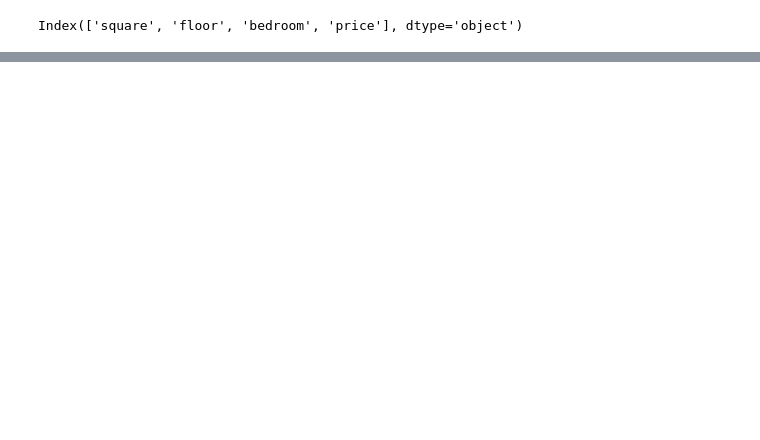
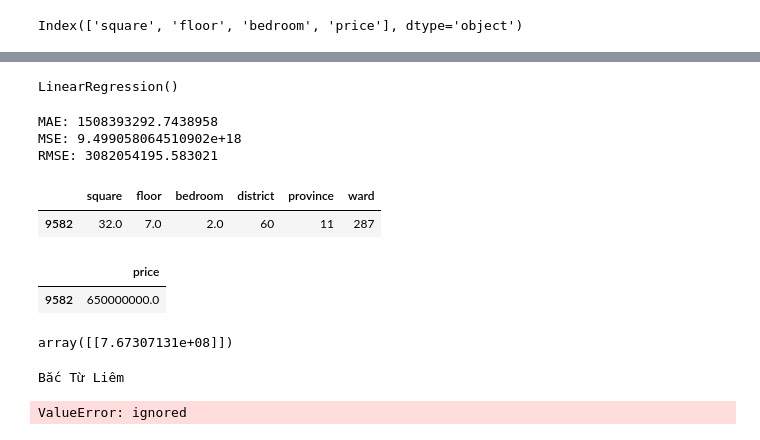
Before and after one commit to longpt233/real-estate-integration, a Jupyter notebook: prj-exam/data-modeling/model.ipynb, the cells around one changed output, grey strips where cells are left out. Saved outputs shown, nothing was run; the diff lists cells and outputs as text; code cells hidden in the pictures; blank space fills up the shorter version.

Commit message:
done model

```diff
--- a/prj-exam/data-modeling/model.ipynb
+++ b/prj-exam/data-modeling/model.ipynb
@@ -233,0 +242,14 @@ The test data size  : (5103, 23)
+# %%
+all_data = df_meaning.copy()
+# %%
+from sklearn.preprocessing import LabelEncoder
+cols = (['district', 'province', 'ward'])
+# Process columns and apply LabelEncoder to categorical features
+lbl ={}
+for c in cols:
+    lbl[c] = LabelEncoder()
+    lbl[c].fit(list(all_data[c].values))
+    all_data[c] = lbl[c].transform(list(all_data[c].values))
+
+# Check shape
+print('Shape all_data: {}'.format(all_data.shape))
@@ -233,0 +292,40 @@ The test data size  : (5103, 23)
+# %%
+
+from sklearn.model_selection import KFold, cross_val_score, train_test_split
+
+X_train, X_test, y_train, y_test = train_test_split(
+    X, y, test_size=0.33, random_state=42
+)
+# %%
+linreg = LinearRegression()
+linreg.fit(X_train, y_train)
+# %% [output]
+LinearRegression()
+# %%
+y_pred = linreg.predict(X_test)
+
+from sklearn.metrics import mean_absolute_error,mean_squared_error
+
+mae = mean_absolute_error(y_true=y_test,y_pred=y_pred)
+
+#squared True returns MSE value, False returns RMSE value.
+mse = mean_squared_error(y_true=y_test,y_pred=y_pred) #default=True
+rmse = mean_squared_error(y_true=y_test,y_pred=y_pred,squared=False)
+
+print("MAE:",mae)
+print("MSE:",mse)
+print("RMSE:",rmse)
+# %% [output]
+MAE: 1508393292.7438958
+MSE: 9.499058064510902e+18
+RMSE: 3082054195.583021
+# %%
+X_test[1:2]
+# %% [output]
+|  | square | floor | bedroom | district | province | ward |
+| 9582 | 32.0 | 7.0 | 2.0 | 60 | 11 | 287 |
+# %%
+y_test[1:2]
+# %% [output]
+|  | price |
+| 9582 | 650000000.0 |
@@ -233,0 +334,4 @@ The test data size  : (5103, 23)
+# %%
+y_pred
+# %% [output]
+array([[7.67307131e+08]])
@@ -233,0 +347,11 @@ The test data size  : (5103, 23)
+# %%
+cols = (['district', 'province', 'ward'])
+
+sample = pd.DataFrame()
+
+for c in cols:
+  print(input[c])
+  sample[c] = lbl[c].transform(list(input[c]))
+# %% [output]
+Bắc Từ Liêm
+ValueError: ignored
```
Also changed, not shown: parts of 32 cells of this notebook.
